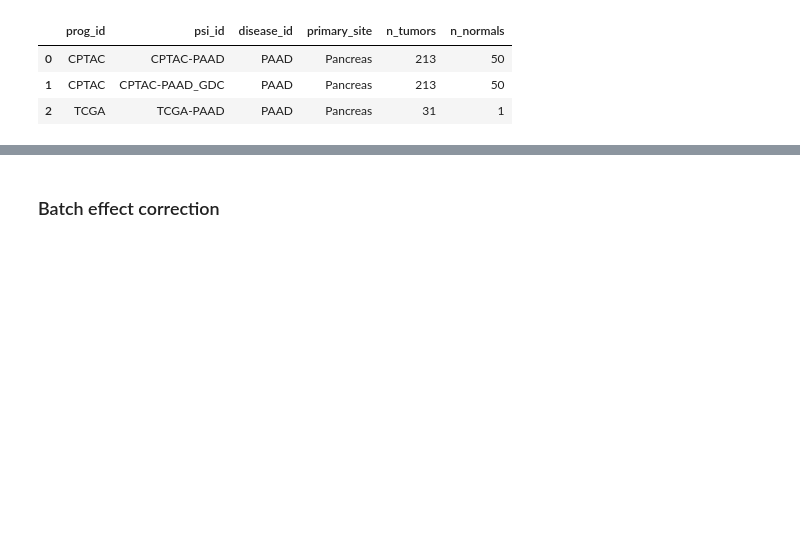
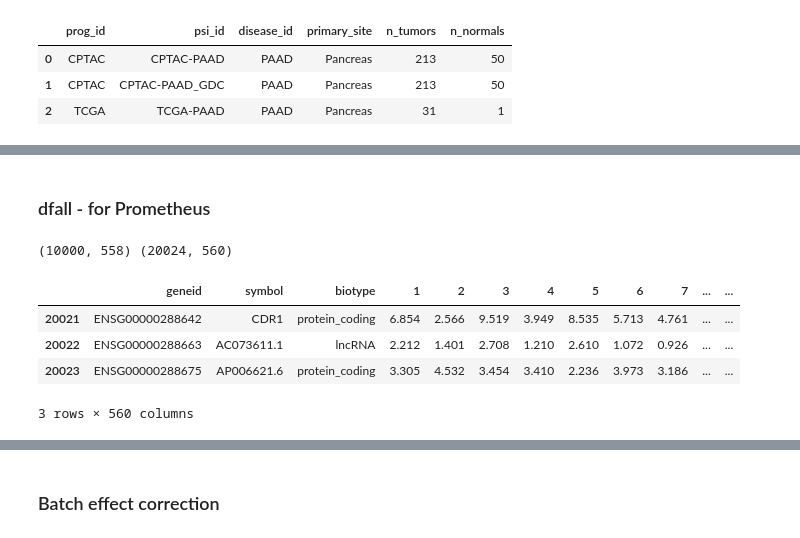
Before and after one commit to flalix/perturb_agent, a Jupyter notebook: notebooks/mtp_TCGA_55_PSI_all_PAADs_calc_all_Cluster_DEGs.ipynb, the cells around one changed output, grey strips where cells are left out. Cells and saved outputs as stored; diff of their text form; code cells hidden in the pictures; blank space fills up the shorter version.

```diff
--- a/notebooks/mtp_TCGA_55_PSI_all_PAADs_calc_all_Cluster_DEGs.ipynb
+++ b/notebooks/mtp_TCGA_55_PSI_all_PAADs_calc_all_Cluster_DEGs.ipynb
@@ -203,0 +211,26 @@ df_summ
+# %% [markdown]
+### dfall - for Prometheus
+# %%
+force=False
+verbose=False
+
+perc_min_samples=0.25; top_n=10_000
+
+df_sel, df_cpm, df_gene_annot = gdc.calc_expression_and_batch(dfn_tumor=dfn_tumor, group='Tumor',
+                                                           perc_min_samples=perc_min_samples, top_n=top_n,
+                                                           force=force, verbose=verbose)
+
+dfn, df_gene_annot = gdc.calc_cpm_merge_turmor_and_normal(dfn_tumor=dfn_tumor, dfn_normal=dfn_normal,
+                                                                   perc_min_samples=perc_min_samples, top_n=top_n,
+                                                                   force=force, verbose=verbose)
+
+dfall = gdc.dfall
+print(dfn.shape, dfall.shape)
+dfall.tail(3)
+# %% [output]
+(10000, 558) (20024, 560)
+|  | geneid | symbol | biotype | 1 | 2 | 3 | 4 | 5 | 6 | 7 | ... | ... |
+| 20021 | ENSG00000288642 | CDR1 | protein_coding | 6.854 | 2.566 | 9.519 | 3.949 | 8.535 | 5.713 | 4.761 | ... | ... |
+| 20022 | ENSG00000288663 | AC073611.1 | lncRNA | 2.212 | 1.401 | 2.708 | 1.210 | 2.610 | 1.072 | 0.926 | ... | ... |
+| 20023 | ENSG00000288675 | AP006621.6 | protein_coding | 3.305 | 4.532 | 3.454 | 3.410 | 2.236 | 3.973 | 3.186 | ... | ... |
+3 rows × 560 columns
```
Also changed, not shown: parts of 8 cells of this notebook, 6 other files.
